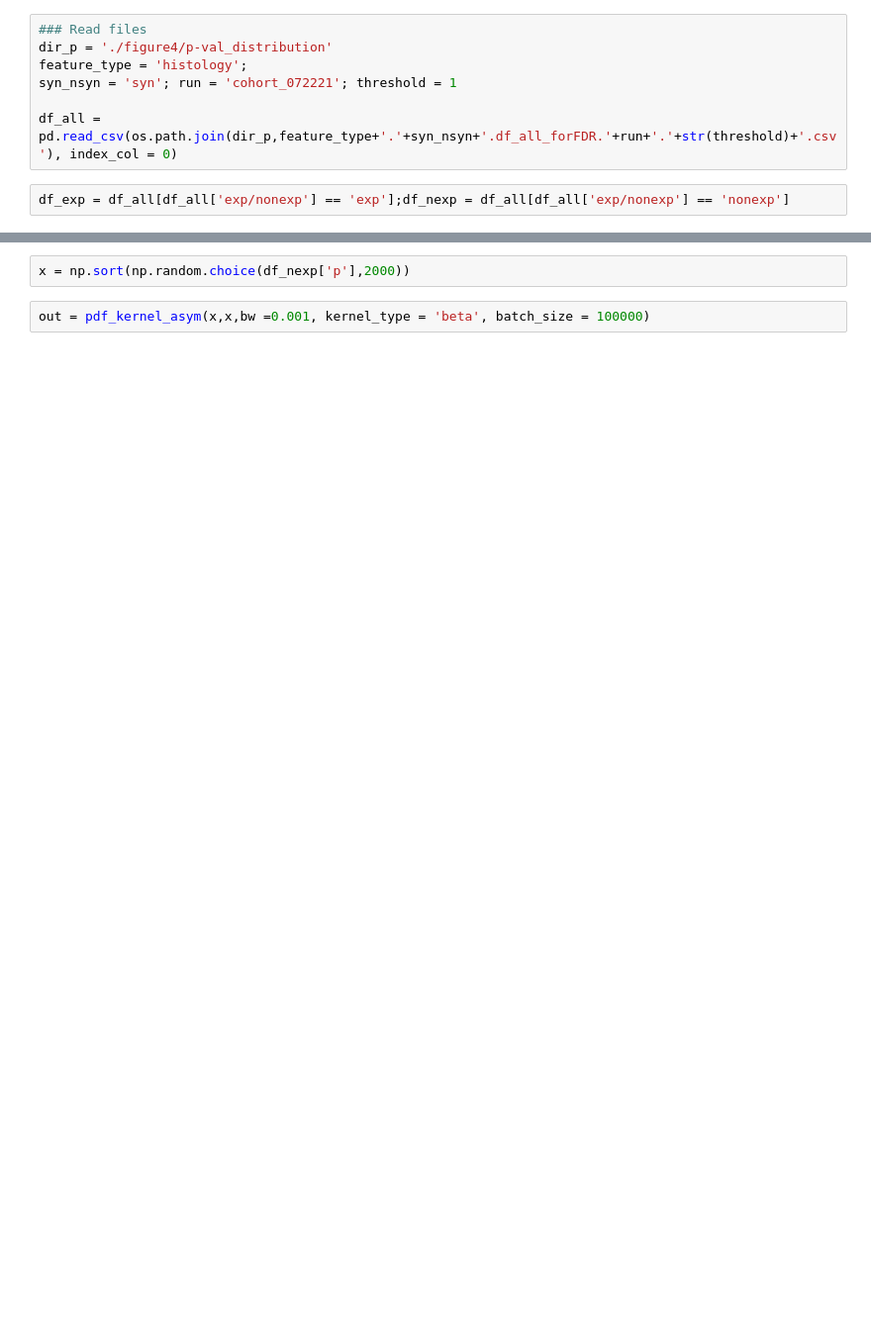
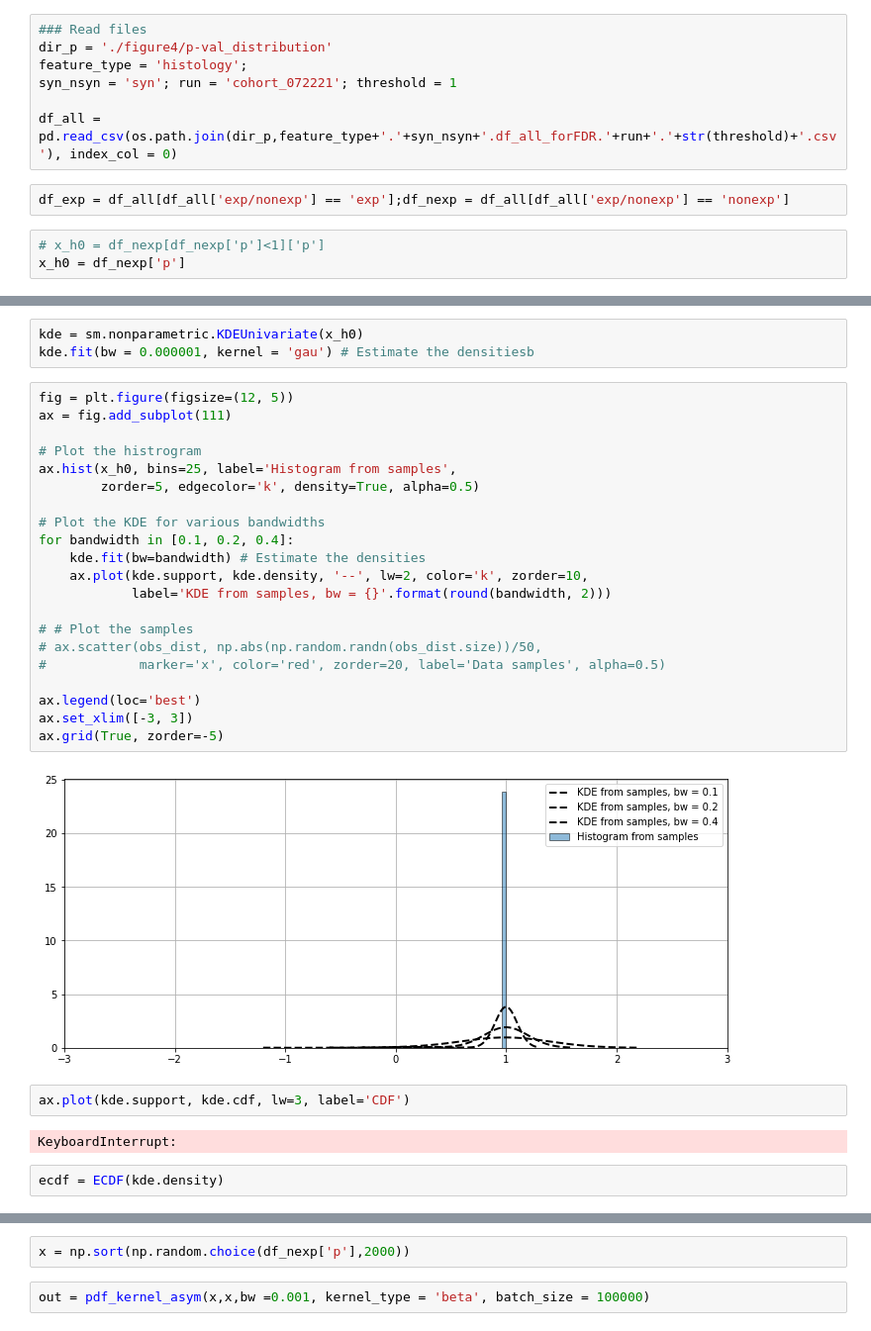
Before and after one commit to ryy1221/MutSigCVsyn, a Jupyter notebook: notebook/04-FDR.ipynb, the cells around one changed output, grey strips where cells are left out. Shown at 99% size. Saved outputs shown, nothing was run; the diff lists cells and outputs as text; blank space fills up the shorter version.

```diff
--- a/notebook/04-FDR.ipynb
+++ b/notebook/04-FDR.ipynb
@@ -22,3 +22,6 @@ syn_nsyn = 'syn'; run = 'cohort_072221'; threshold = 1
 df_all = pd.read_csv(os.path.join(dir_p,feature_type+'.'+syn_nsyn+'.df_all_forFDR.'+run+'.'+str(threshold)+'.csv'), index_col = 0)
 # %%
 df_exp = df_all[df_all['exp/nonexp'] == 'exp'];df_nexp = df_all[df_all['exp/nonexp'] == 'nonexp']
+# %%
+# x_h0 = df_nexp[df_nexp['p']<1]['p']
+x_h0 = df_nexp['p']
@@ -24,0 +43,32 @@ df_exp = df_all[df_all['exp/nonexp'] == 'exp'];df_nexp = df_all[df_all['exp/none
+# %%
+kde = sm.nonparametric.KDEUnivariate(x_h0)
+kde.fit(bw = 0.000001, kernel = 'gau') # Estimate the densitiesb
+# %%
+fig = plt.figure(figsize=(12, 5))
+ax = fig.add_subplot(111)
+
+# Plot the histrogram
+ax.hist(x_h0, bins=25, label='Histogram from samples',
+        zorder=5, edgecolor='k', density=True, alpha=0.5)
+
+# Plot the KDE for various bandwidths
+for bandwidth in [0.1, 0.2, 0.4]:
+    kde.fit(bw=bandwidth) # Estimate the densities
+    ax.plot(kde.support, kde.density, '--', lw=2, color='k', zorder=10,
+            label='KDE from samples, bw = {}'.format(round(bandwidth, 2)))
+
+# # Plot the samples
+# ax.scatter(obs_dist, np.abs(np.random.randn(obs_dist.size))/50,
+#            marker='x', color='red', zorder=20, label='Data samples', alpha=0.5)
+
+ax.legend(loc='best')
+ax.set_xlim([-3, 3])
+ax.grid(True, zorder=-5)
+# %% [output]
+[figure, added]
+# %%
+ax.plot(kde.support, kde.cdf, lw=3, label='CDF')
+# %% [output]
+KeyboardInterrupt:
+# %%
+ecdf = ECDF(kde.density)
```
Also changed, not shown: parts of 5 cells of this notebook, 1 other file.
